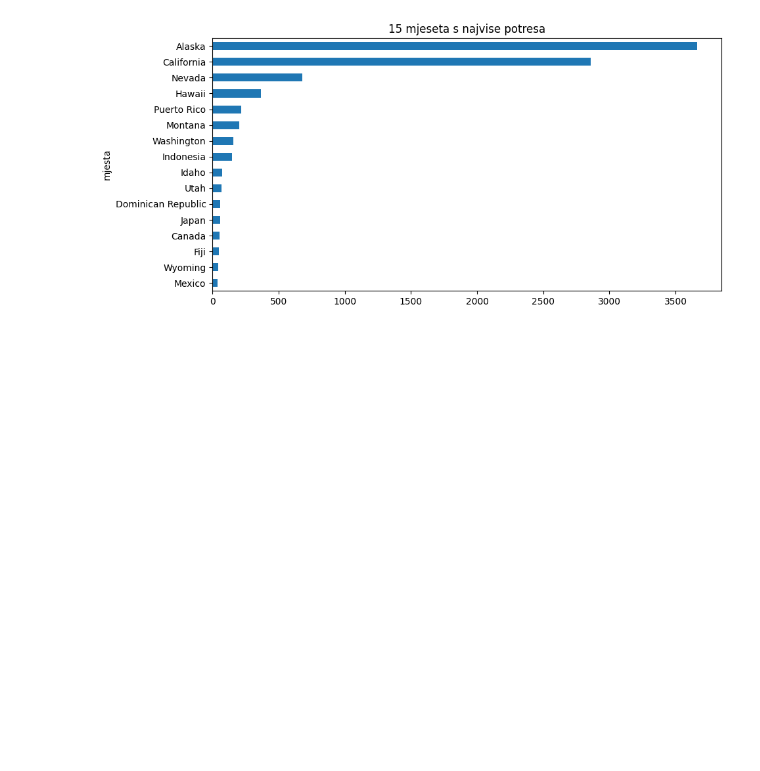
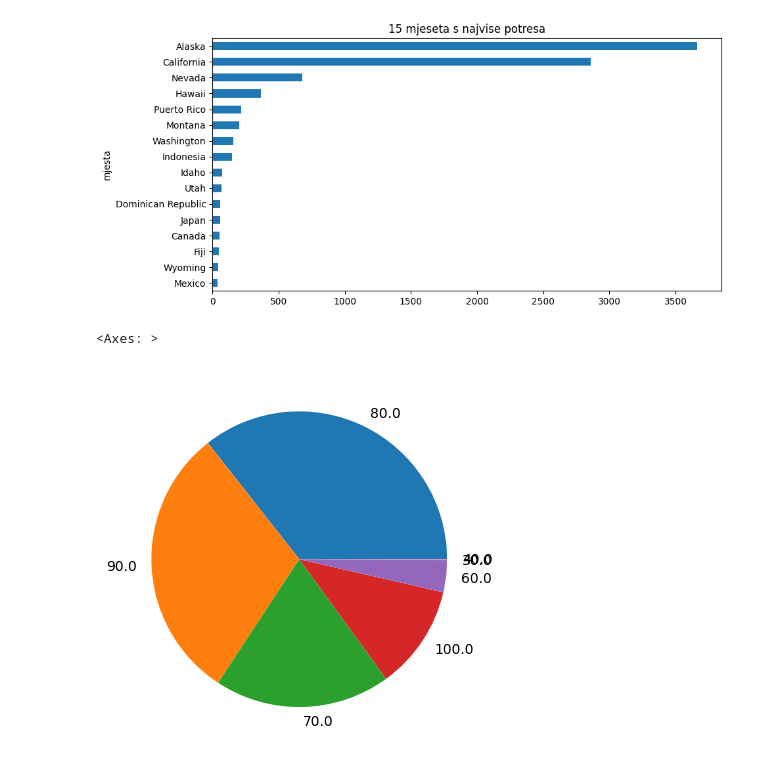
Before and after one commit to Josip996/pyds-ponavljanje, a Jupyter notebook: 4_vjezba_uvod_matplotlib.ipynb, the cells around one changed output. Drawn from its saved outputs; the diff is of its cells as text; code cells hidden in the pictures; blank space fills up the shorter version.

```diff
--- a/4_vjezba_uvod_matplotlib.ipynb
+++ b/4_vjezba_uvod_matplotlib.ipynb
@@ -485,3 +485,12 @@ earthquakes_df.mjesta.value_counts().iloc[15 : : -1, ].plot(
 # %% [output]
 <Axes: title={'center': '15 mjeseta s najvise potresa'}, ylabel='mjesta'>
 [figure]
+# %%
+grades = ocjene_df.grade.copy()
+grades['ocjene'] = round((grades / 10), 0) * 10
+grades['ocjene'].value_counts().plot(
+    kind='pie'
+)
+# %% [output]
+<Axes: >
+[figure, added]
```
